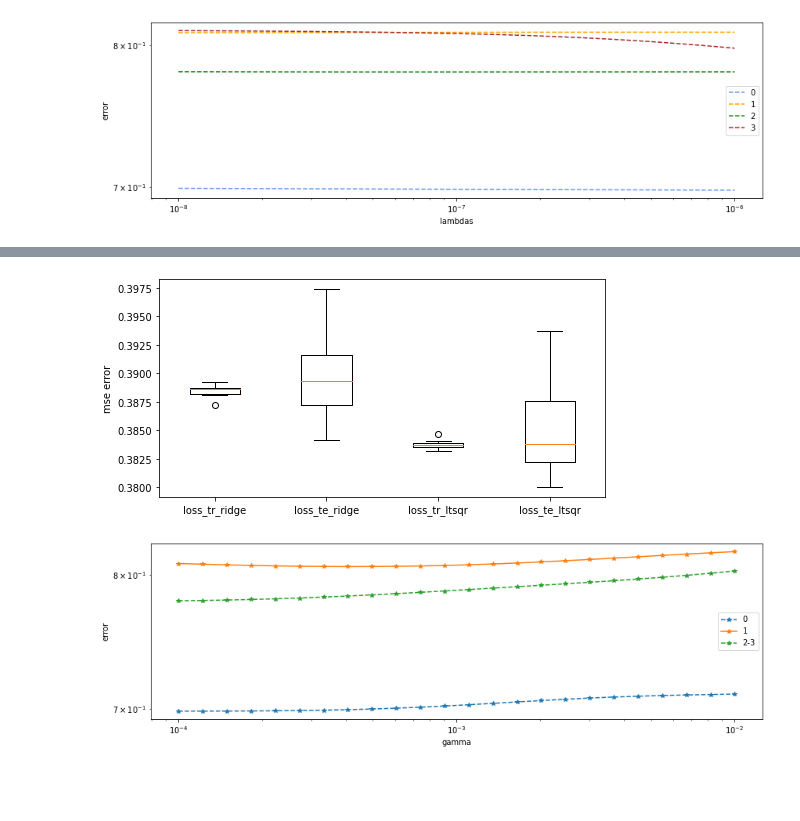
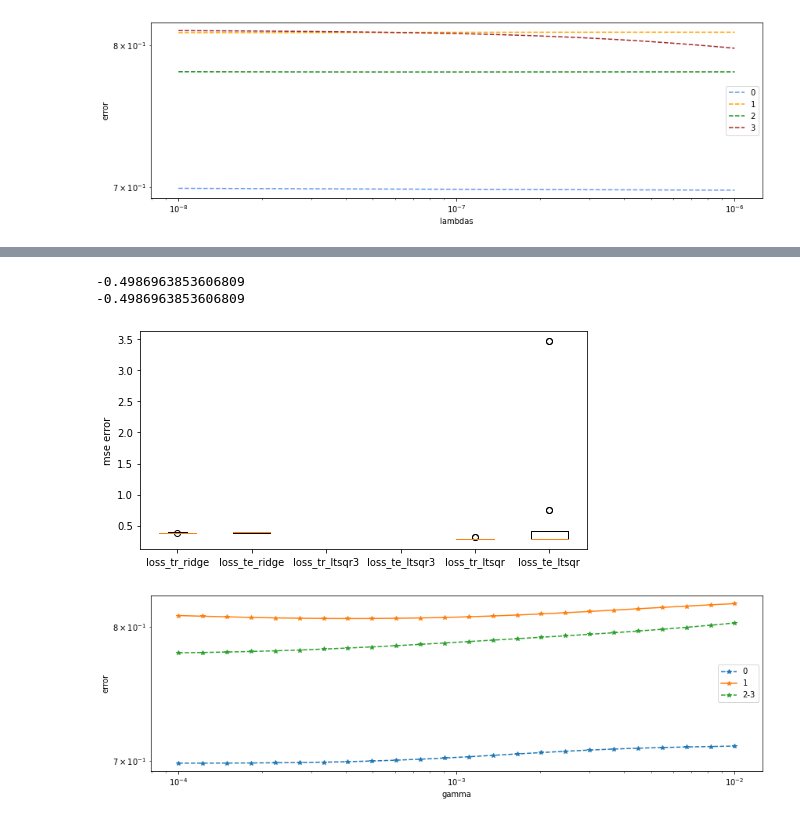
Before and after one commit to madtoinou/CS-433_HBozonClass, a Jupyter notebook: scripts/project1.ipynb, the cells around one changed output, grey strips where cells are left out. Drawn from its saved outputs; the diff is of its cells as text; code cells hidden in the pictures; blank space fills up the shorter version.

```diff
--- a/scripts/project1.ipynb
+++ b/scripts/project1.ipynb
@@ -670,20 +832,31 @@ finished
+# %%
+#np.array(rmse_te_ltsqr3)-np.array(rmse_te_ridge3)
+print(w_ls3[0][0])
+print(w_ri3[0][0])
+# %% [output]
+-0.4986963853606809
+-0.4986963853606809
 # %%
 plt.figure(figsize=[8,4])
 plt.boxplot([rmse_tr_ridge,
              rmse_te_ridge,
+             rmse_tr_ltsqr3,
+             rmse_te_ltsqr3,
              rmse_tr_ltsqr,
              rmse_te_ltsqr
             ],
             labels=[
                 "loss_tr_ridge",
                 "loss_te_ridge",
+                "loss_tr_ltsqr3",
+                "loss_te_ltsqr3",
                 "loss_tr_ltsqr",
                 "loss_te_ltsqr"
             ])
 plt.ylabel("mse error")
 plt.show()
 # %% [output]
-[figure, old version]
+[figure, new version]
 # %%
 f = plt.figure(figsize=(14,14)) # change this if needed
 
```
Also changed, not shown: parts of 14 cells of this notebook, 1 other file.
